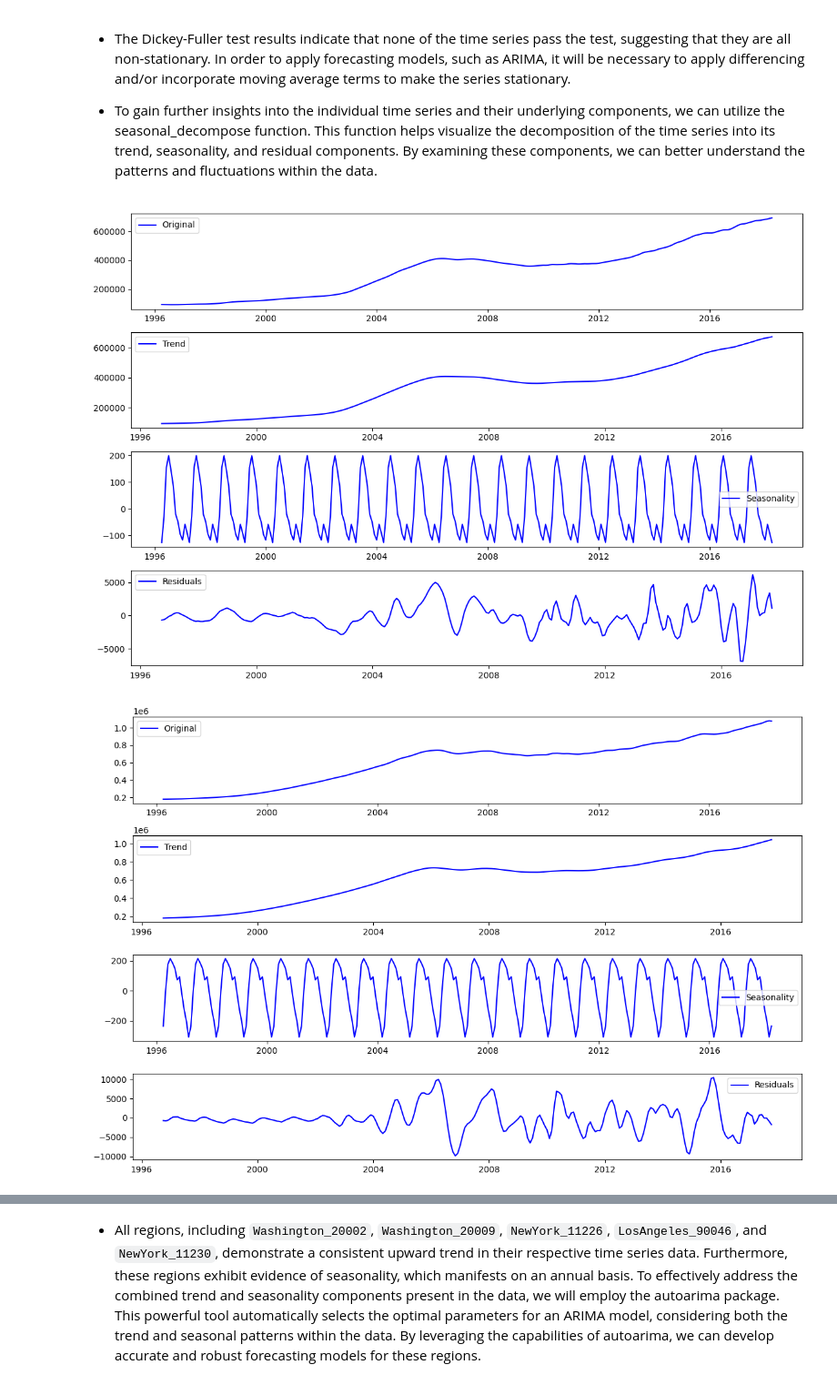
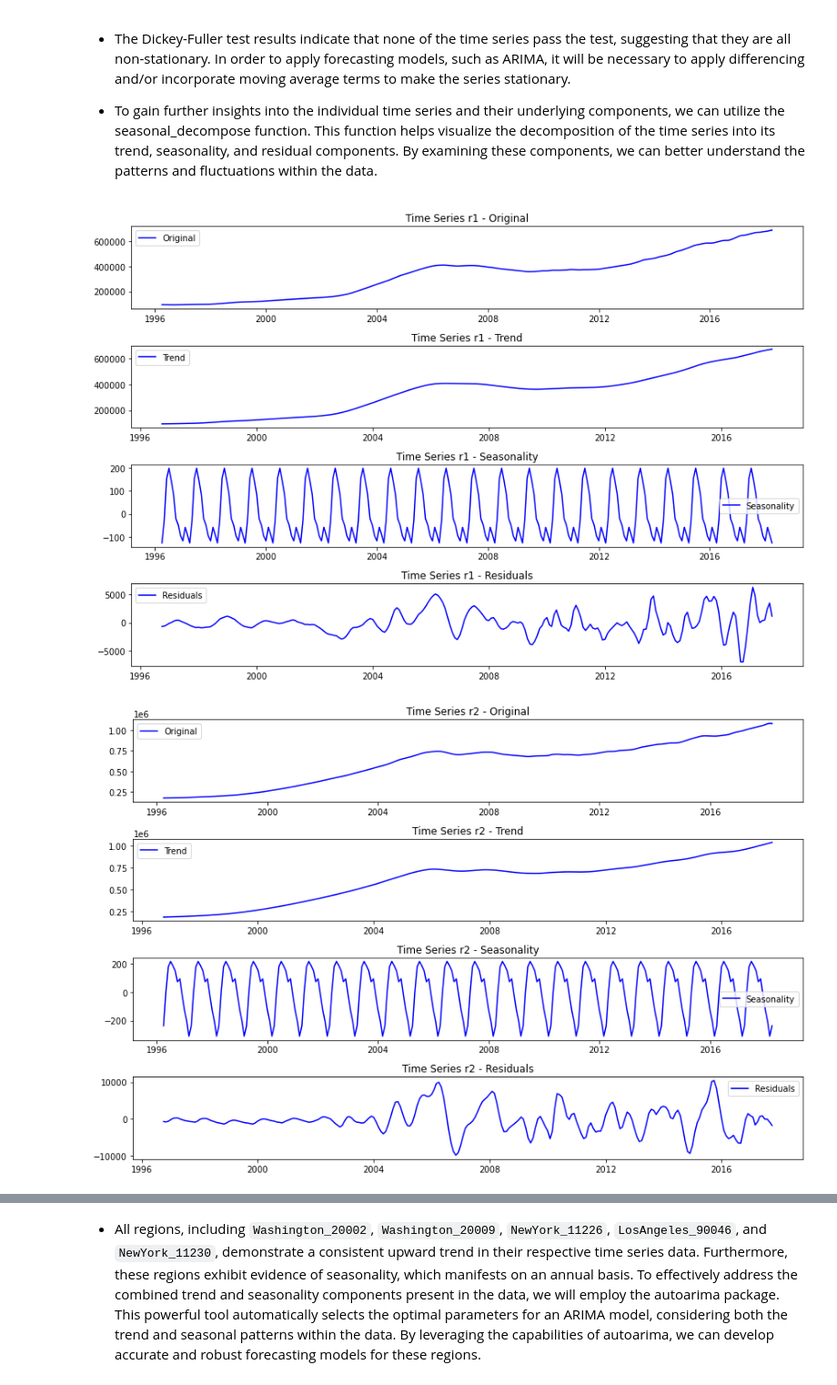
Before and after one commit to Lawez/phase-4-group-project, a Jupyter notebook: timeseries.ipynb, the cells around one changed output, grey strips where cells are left out. Shown at 91% size. Saved outputs shown, nothing was run; the diff lists cells and outputs as text; code cells hidden in the pictures.

```diff
--- a/timeseries.ipynb
+++ b/timeseries.ipynb
@@ -403,53 +403,53 @@ The time series is likely non-stationary.
 
 * To gain further insights into the individual time series and their underlying components, we can utilize the seasonal_decompose function. This function helps visualize the decomposition of the time series into its trend, seasonality, and residual components. By examining these components, we can better understand the patterns and fluctuations within the data.
 # %%
-import matplotlib.pyplot as plt
-from statsmodels.tsa.seasonal import seasonal_decompose
-
 # Define a function for decomposition and plotting
-def decompose_and_plot(time_series):
+def decompose_and_plot(time_series, title):
     decomposition = seasonal_decompose(time_series)
     trend = decomposition.trend
     seasonal = decomposition.seasonal
     residual = decomposition.resid
 
     # Plot gathered statistics
     plt.figure(figsize=(12,8))
     plt.subplot(411)
     plt.plot(time_series, label='Original', color='blue')
     plt.legend(loc='best')
+    plt.title(f"{title} - Original")
+
     plt.subplot(412)
     plt.plot(trend, label='Trend', color='blue')
     plt.legend(loc='best')
+    plt.title(f"{title} - Trend")
+
     plt.subplot(413)
     plt.plot(seasonal, label='Seasonality', color='blue')
     plt.legend(loc='best')
+    plt.title(f"{title} - Seasonality")
+
     plt.subplot(414)
     plt.plot(residual, label='Residuals', color='blue')
     plt.legend(loc='best')
+    plt.title(f"{title} - Residuals")
+
     plt.tight_layout()
 
 # Time series r1
-decomposition_r1 = seasonal_decompose(melted_r1)
-decompose_and_plot(melted_r1)
+decompose_and_plot(melted_r1, "Time Series r1")
 
 # Time series r2
-decomposition_r2 = seasonal_decompose(melted_r2)
-decompose_and_plot(melted_r2)
+decompose_and_plot(melted_r2, "Time Series r2")
 
 # Time series r3
-decomposition_r3 = seasonal_decompose(melted_r3)
-decompose_and_plot(melted_r3)
+decompose_and_plot(melted_r3, "Time Series r3")
 
 # Time series r4
-decomposition_r4 = seasonal_decompose(melted_r4)
-decompose_and_plot(melted_r4)
+decompose_and_plot(melted_r4, "Time Series r4")
 
 # Time series r5
-decomposition_r5 = seasonal_decompose(melted_r5)
-decompose_and_plot(melted_r5)
+decompose_and_plot(melted_r5, "Time Series r5")
 
 plt.show()
 # %% [output]
-[figure, old version]
+[figure, new version]
-[figure, old version]
+[figure, new version]
```
Also changed, not shown: parts of 131 cells of this notebook.
